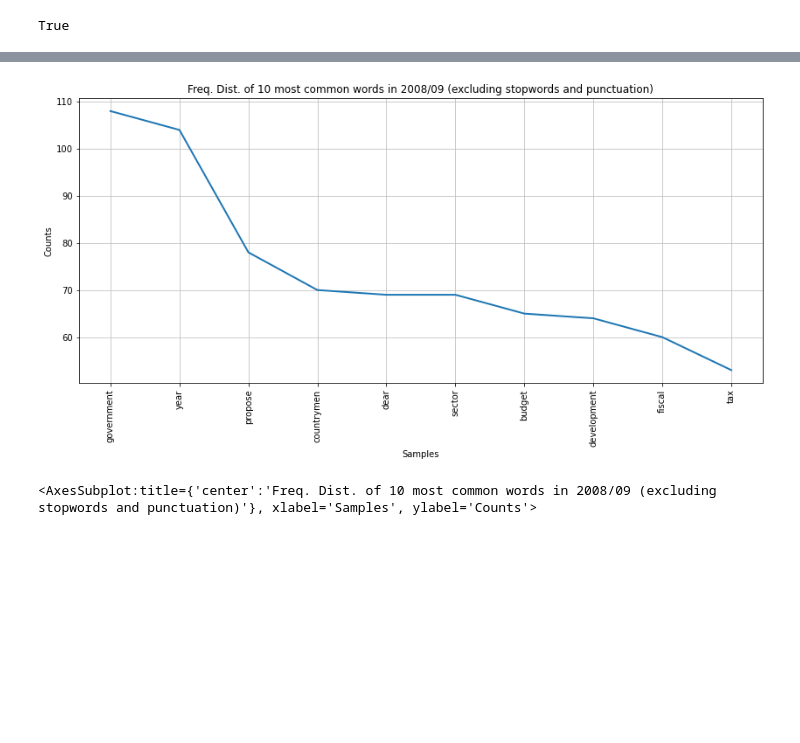
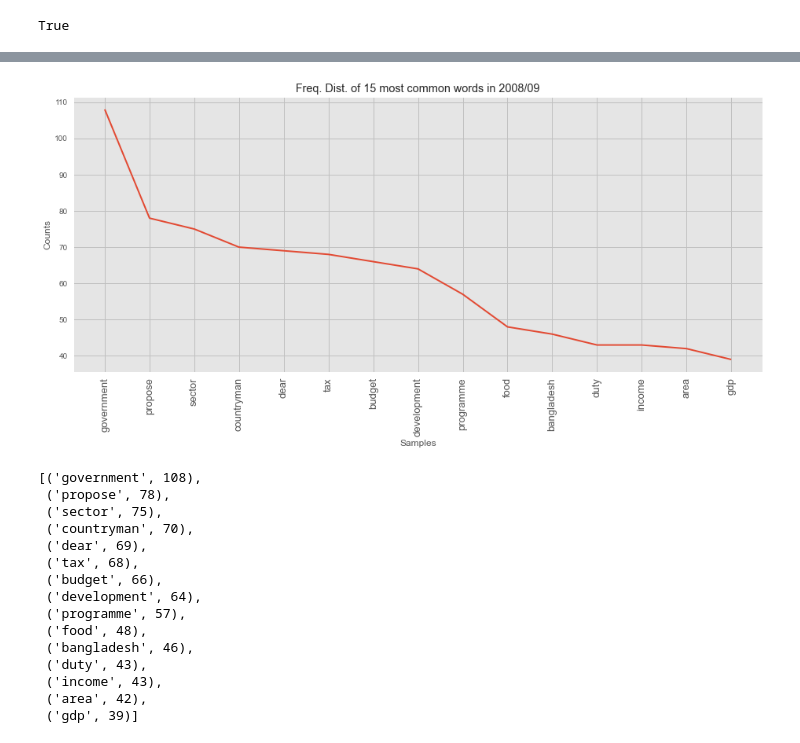
Before and after one commit to muimran/BD_Budget_Speech_Analysis, a Jupyter notebook: BD Budget Speech Analysis Using NLTK.ipynb, the cells around one changed output, grey strips where cells are left out. Saved outputs shown, nothing was run; the diff lists cells and outputs as text; code cells hidden in the pictures; blank space fills up the shorter version.

```diff
--- a/BD Budget Speech Analysis Using NLTK.ipynb
+++ b/BD Budget Speech Analysis Using NLTK.ipynb
@@ -156,6 +314,10 @@ budget_corpus0405_low = budget_corpus0405.lower()
 word_tokens0405 = word_tokenize(budget_corpus0405_low)
 fltrd_sntnc0405 = [word for word in word_tokens0405 if not word in stop_words]
 fltrd_sntnc0405_dist= FreqDist(fltrd_sntnc0405)
-plt.rcParams['figure.figsize'] = [14, 6]
-fltrd_sntnc0405_dist.plot(10,title='Freq. Dist. of 10 most common words in 2004/05 (excluding stopwords and punctuation)')
+lemmatizer0405 = WordNetLemmatizer()
+lem_tokens0405 = [lemmatizer0405.lemmatize(word) for word in fltrd_sntnc0405]
+fltrd_sntnc0405_dist= FreqDist(lem_tokens0405)
+plt.xticks(fontsize=13)
+fltrd_sntnc0405_dist.plot(15,title='Freq. Dist. of 15 most common words in 2004/05')
+fltrd_sntnc0405_dist.most_common(15)
 # %% [output]
@@ -180,6 +343,10 @@ budget_corpus0506_low = budget_corpus0506.lower()
 word_tokens0506 = word_tokenize(budget_corpus0506_low)
 fltrd_sntnc0506 = [word for word in word_tokens0506 if not word in stop_words]
 fltrd_sntnc0506_dist= FreqDist(fltrd_sntnc0506)
-plt.rcParams['figure.figsize'] = [14, 6]
-fltrd_sntnc0506_dist.plot(10,title='Freq. Dist. of 10 most common words in 2005/06 (excluding stopwords and punctuation)')
+lemmatizer0506 = WordNetLemmatizer()
+lem_tokens0506 = [lemmatizer0506.lemmatize(word) for word in fltrd_sntnc0506]
+fltrd_sntnc0506_dist= FreqDist(lem_tokens0506)
+plt.xticks(fontsize=13)
+fltrd_sntnc0506_dist.plot(15,title='Freq. Dist. of 15 most common words in 2005/06')
+fltrd_sntnc0506_dist.most_common(15)
 # %% [output]
@@ -191,6 +372,10 @@ budget_corpus0607_low = budget_corpus0607.lower()
 word_tokens0607 = word_tokenize(budget_corpus0607_low)
 fltrd_sntnc0607 = [word for word in word_tokens0607 if not word in stop_words]
 fltrd_sntnc0607_dist= FreqDist(fltrd_sntnc0607)
-plt.rcParams['figure.figsize'] = [14, 6]
-fltrd_sntnc0607_dist.plot(10,title='Freq. Dist. of 10 most common words in 2006/07 (excluding stopwords and punctuation)')
+lemmatizer0607 = WordNetLemmatizer()
+lem_tokens0607 = [lemmatizer0607.lemmatize(word) for word in fltrd_sntnc0607]
+fltrd_sntnc0607_dist= FreqDist(lem_tokens0607)
+plt.xticks(fontsize=13)
+fltrd_sntnc0607_dist.plot(15,title='Freq. Dist. of 15 most common words in 2006/07')
+fltrd_sntnc0607_dist.most_common(15)
 # %% [output]
@@ -202,6 +401,10 @@ budget_corpus0708_low = budget_corpus0708.lower()
 word_tokens0708 = word_tokenize(budget_corpus0708_low)
 fltrd_sntnc0708 = [word for word in word_tokens0708 if not word in stop_words]
 fltrd_sntnc0708_dist= FreqDist(fltrd_sntnc0708)
-plt.rcParams['figure.figsize'] = [14, 6]
-fltrd_sntnc0708_dist.plot(10,title='Freq. Dist. of 10 most common words in 2007/08 (excluding stopwords and punctuation)')
+lemmatizer0708 = WordNetLemmatizer()
+lem_tokens0708 = [lemmatizer0708.lemmatize(word) for word in fltrd_sntnc0708]
+fltrd_sntnc0708_dist= FreqDist(lem_tokens0708)
+plt.xticks(fontsize=13)
+fltrd_sntnc0708_dist.plot(15, title='Freq. Dist. of 15 most common words in 2007/08')
+fltrd_sntnc0708_dist.most_common(15)
 # %% [output]
@@ -210,14 +427,32 @@ fltrd_sntnc0708_dist.plot(10,title='Freq. Dist. of 10 most common words in 2007/
 # %%
 budget_corpus0809 = budget_corpus.raw('speech_2008_09.txt')
 budget_corpus0809_low = budget_corpus0809.lower()
 word_tokens0809 = word_tokenize(budget_corpus0809_low)
 fltrd_sntnc0809 = [word for word in word_tokens0809 if not word in stop_words]
 fltrd_sntnc0809_dist= FreqDist(fltrd_sntnc0809)
-plt.rcParams['figure.figsize'] = [14, 6]
-fltrd_sntnc0809_dist.plot(10,title='Freq. Dist. of 10 most common words in 2008/09 (excluding stopwords and punctuation)')
+lemmatizer0809 = WordNetLemmatizer()
+lem_tokens0809 = [lemmatizer0809.lemmatize(word) for word in fltrd_sntnc0809]
+fltrd_sntnc0809_dist= FreqDist(lem_tokens0809)
+plt.xticks(fontsize=13)
+fltrd_sntnc0809_dist.plot(15, title='Freq. Dist. of 15 most common words in 2008/09')
+fltrd_sntnc0809_dist.most_common(15)
 # %% [output]
-[figure, old version]
+[figure, new version]
-<AxesSubplot:title={'center':'Freq. Dist. of 10 most common words in 2008/09 (excluding stopwords and punctuation)'}, xlabel='Samples', ylabel='Counts'>
+[('government', 108),
+ ('propose', 78),
+ ('sector', 75),
+ ('countryman', 70),
+ ('dear', 69),
+ ('tax', 68),
+ ('budget', 66),
+ ('development', 64),
+ ('programme', 57),
+ ('food', 48),
+ ('bangladesh', 46),
+ ('duty', 43),
+ ('income', 43),
+ ('area', 42),
+ ('gdp', 39)]
 # %%
 budget_corpus0910 = budget_corpus.raw('speech_2009_10.txt')
 budget_corpus0910_low = budget_corpus0910.lower()
```
Also changed, not shown: parts of 46 cells of this notebook.
